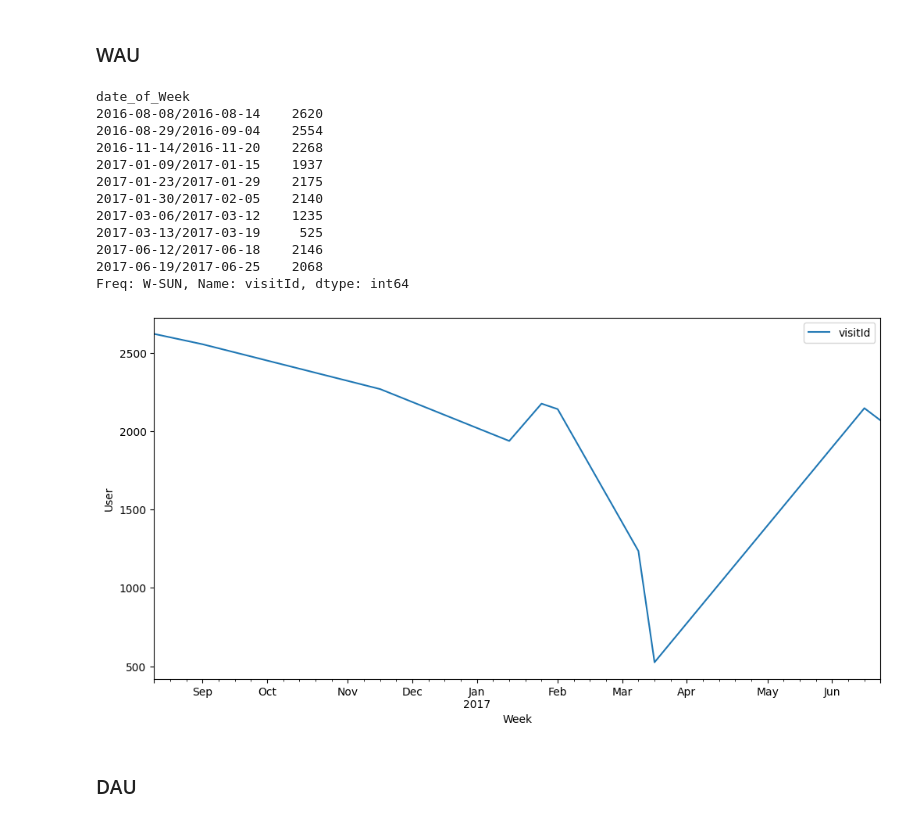
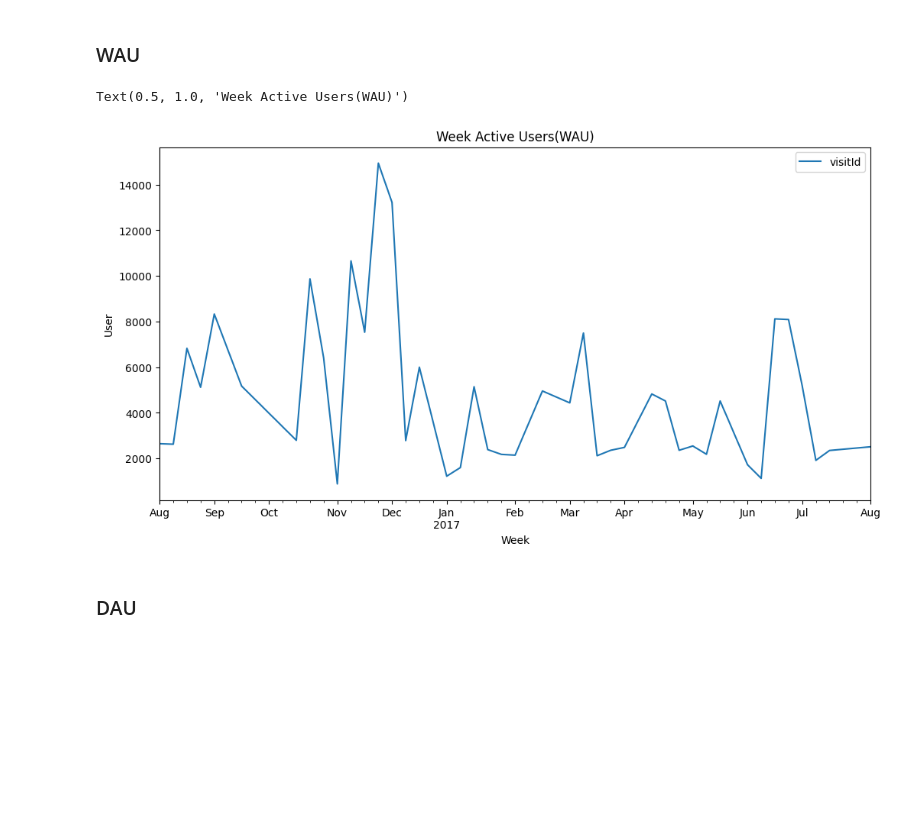
Before and after one commit to eju1019/ipark, a Jupyter notebook: projcet.ipynb, the cells around one changed output. Drawn from its saved outputs; the diff is of its cells as text; code cells hidden in the pictures; blank space fills up the shorter version.

```diff
--- a/projcet.ipynb
+++ b/projcet.ipynb
@@ -29,7 +29,7 @@ def load_df(csv_path='train.csv', nrows=None) -> pd.DataFrame:
         df = df.drop(column, axis=1).merge(column_as_df, right_index=True, left_index=True)
     return df
 
-df = load_df(nrows=20000)
+df = load_df(nrows=200000)
 # %% [markdown]
 ## DROP
 # %%
@@ -84,7 +84,7 @@ def change_numeric(df:pd.DataFrame)-> pd.DataFrame :
     '''
     transform_int_columns = ['totals_hits','totals_pageviews','totals_bounces','totals_newVisits','totals_transactionRevenue']
     df[transform_int_columns]=df[transform_int_columns].fillna(0)
-    df[transform_int_columns]= df[transform_int_columns].astype(int)
+    df[transform_int_columns]= np.int64(df[transform_int_columns])
     return df
 
 df=change_numeric(df)
@@ -175,26 +181,15 @@ plt.legend()
 # %%
 df['date_of_Week']=df.visitStartTime.dt.to_period('W')
 df_WAU=df.groupby(df['date_of_Week'])['visitId'].nunique()
 plt.figure(figsize=(12,6))
 df_WAU.plot(kind='line',legend='visitId')
 plt.xlabel('Week')
 plt.ylabel('User')
 plt.legend()
-print(df_WAU)
+plt.title('Week Active Users(WAU)')
 # %% [output]
-date_of_Week
-2016-08-08/2016-08-14    2620
-2016-08-29/2016-09-04    2554
-2016-11-14/2016-11-20    2268
-2017-01-09/2017-01-15    1937
-2017-01-23/2017-01-29    2175
-2017-01-30/2017-02-05    2140
-2017-03-06/2017-03-12    1235
-2017-03-13/2017-03-19     525
-2017-06-12/2017-06-18    2146
-2017-06-19/2017-06-25    2068
-Freq: W-SUN, Name: visitId, dtype: int64
+Text(0.5, 1.0, 'Week Active Users(WAU)')
-[figure, old version]
+[figure, new version]
 # %% [markdown]
 ### DAU
 # %%
```
Also changed, not shown: parts of 15 cells of this notebook.
